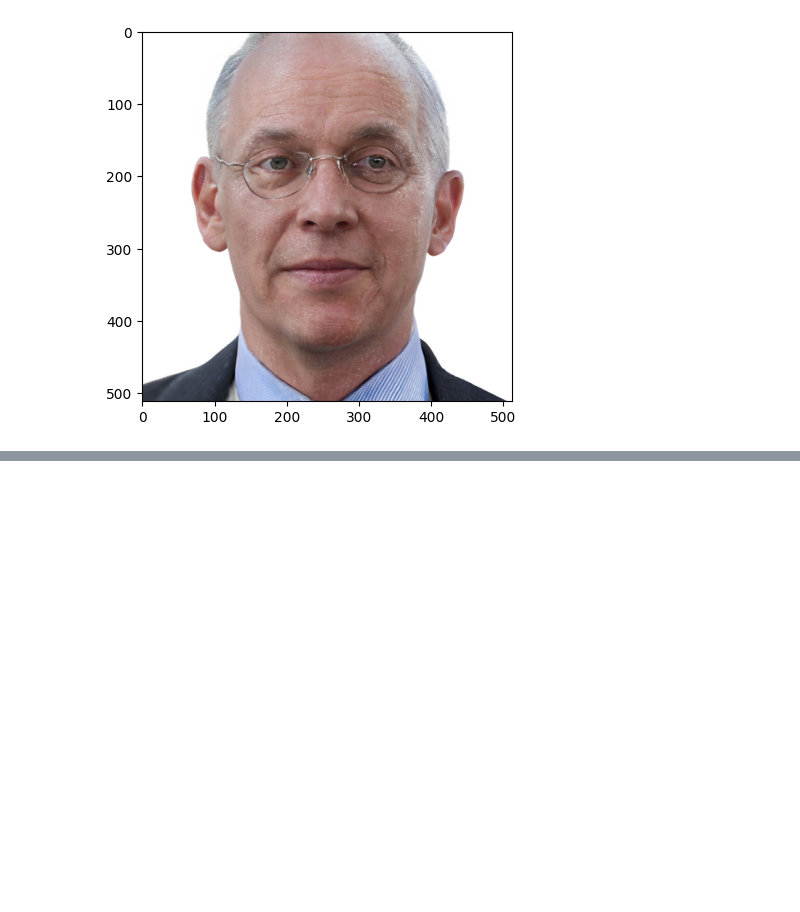
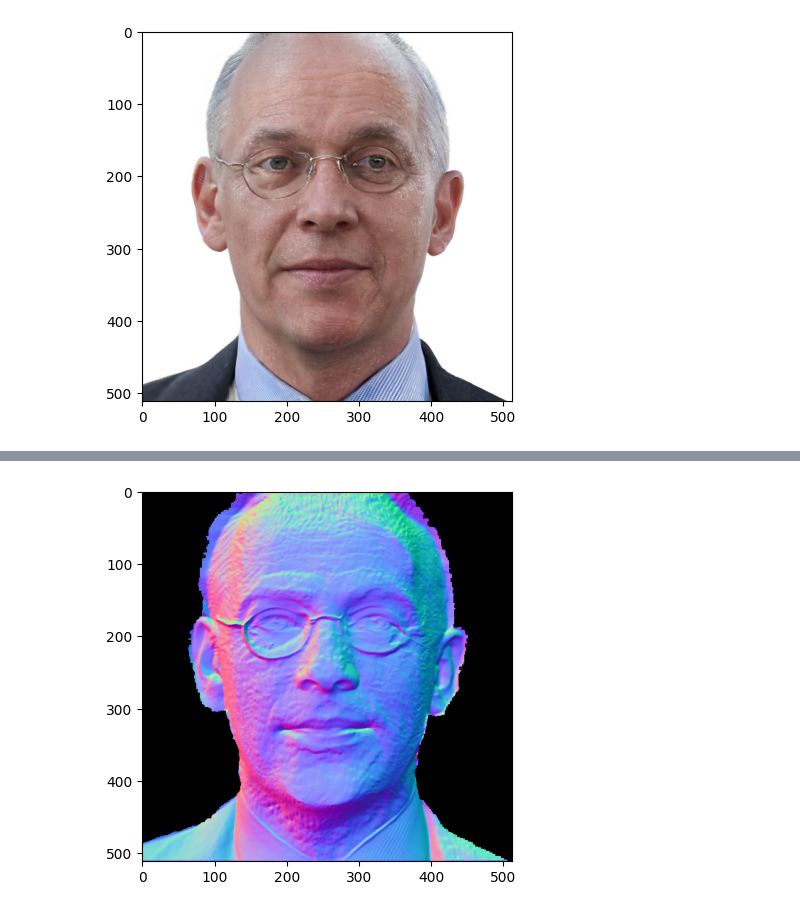
Before and after one commit to tobias-kirschstein/gghead, a Jupyter notebook: notebooks/inference.ipynb, the cells around one changed output, grey strips where cells are left out. Cells and saved outputs as stored; diff of their text form; code cells hidden in the pictures; blank space fills up the shorter version.

```diff
--- a/notebooks/inference.ipynb
+++ b/notebooks/inference.ipynb
@@ -70,0 +92,24 @@ Setting up PyTorch plugin "upfirdn2d_plugin"... Done.
+# %%
+def convert_depth_to_normal_map(depth_map: np.ndarray, ksize: int = 5, scale: float = 5) -> np.ndarray:
+    rows, cols = depth_map.shape
+
+    # Calculate the partial derivatives of depth with respect to x and y
+    dx = cv2.Sobel(depth_map, cv2.CV_32F, 1, 0, ksize=ksize, scale=scale)
+    dy = cv2.Sobel(depth_map, cv2.CV_32F, 0, 1, ksize=ksize, scale=scale)
+
+    # Compute the normal vector for each pixel
+    normal = np.dstack((-dx, -dy, np.ones((rows, cols))))
+    norm = np.sqrt(np.sum(normal ** 2, axis=2, keepdims=True))
+    normal = np.divide(normal, norm, out=np.zeros_like(normal), where=norm != 0)
+
+    # Map the normal vectors to the [0, 255] range and convert to uint8
+    normal = (normal + 1) * 127.5
+    normal = normal.clip(0, 255).astype(np.uint8)
+
+    return normal
+# %%
+normal_map = convert_depth_to_normal_map(fixed_depth[..., 0])
+plt.imshow(normal_map)
+plt.show()
+# %% [output]
+[figure, added]
```
Also changed, not shown: parts of 4 cells of this notebook.
